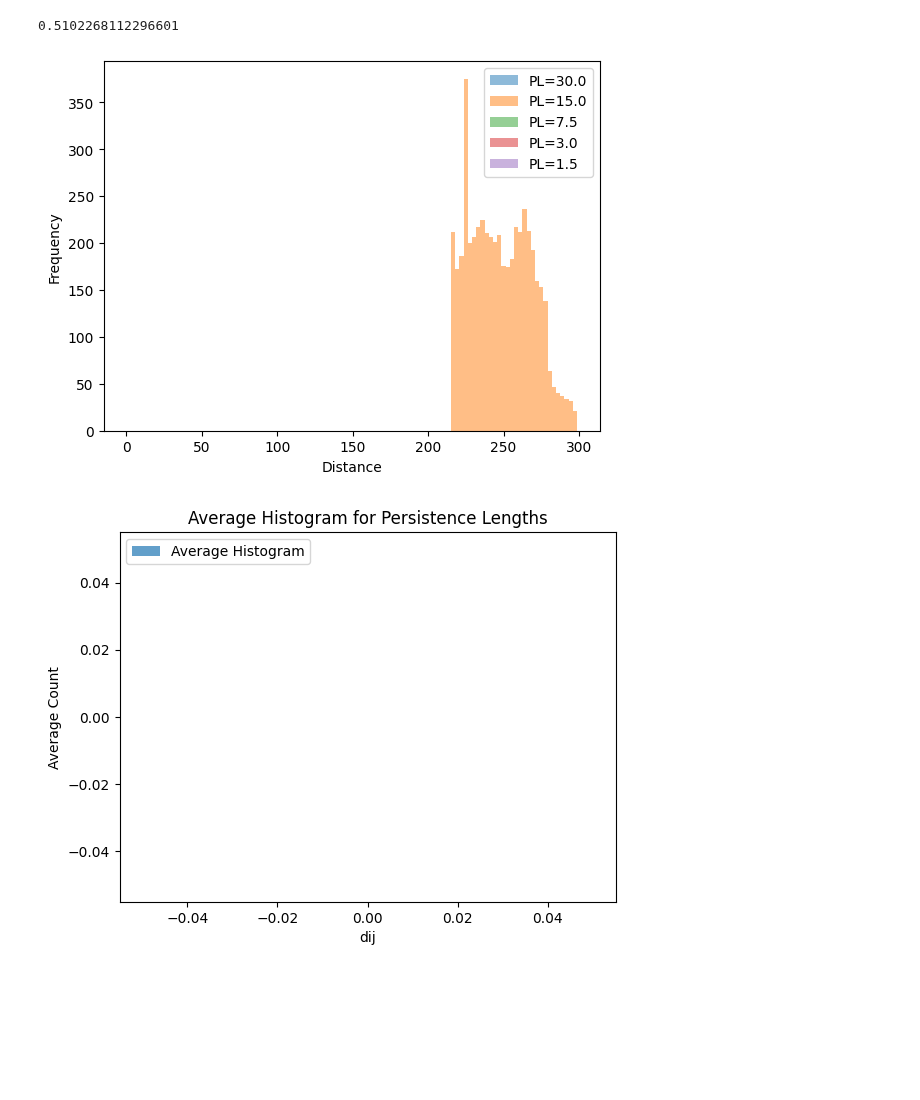
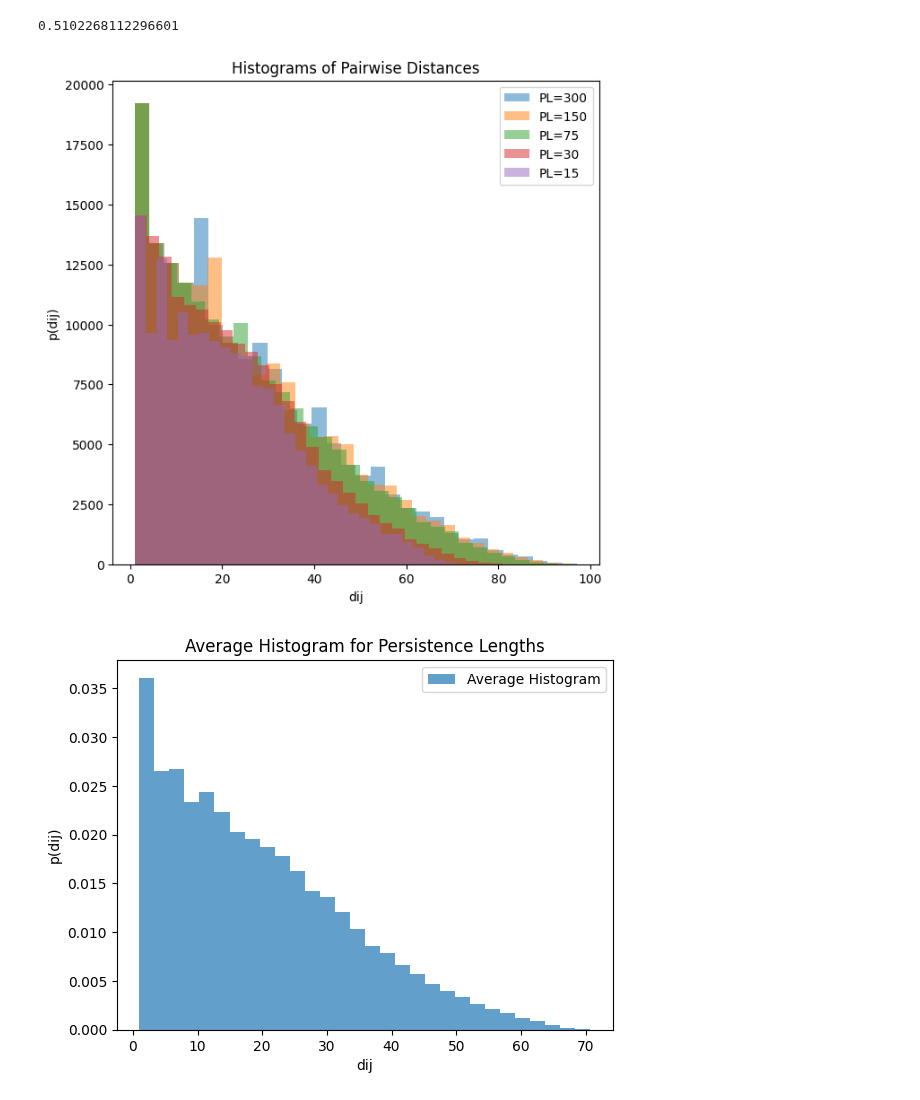
Before and after one commit to B-hub-hue/Python.exam_polymer, a Jupyter notebook: Python_exam_py.ipynb, the cells around one changed output. Saved outputs shown, nothing was run; the diff lists cells and outputs as text; code cells hidden in the pictures; blank space fills up the shorter version.

```diff
--- a/Python_exam_py.ipynb
+++ b/Python_exam_py.ipynb
@@ -292,7 +292,6 @@ import numpy as np
 import matplotlib.pyplot as plt
 
 delta_theta = 0.102
-N=100
 
 def custom_gaussian_theta(delta_theta):
     #"""Sample from the custom Gaussian distribution for theta."""
@@ -306,15 +305,13 @@ def rodrigues_rotation(v, k, theta, phi):
             np.cross(k, v) * s_theta +
             k * np.dot(k, v) * (1 - c_theta))
 
-def dij(positions):
-      return np.linalg.norm(positions[-j] - positions[i])
+def dij(positions,i, j):
+      return np.linalg.norm(positions[i] - positions[j])
 
-positions = []
 # Parameters
-num_segments = 1000
-num_trials = 5  # Number of trials to gather distances
-
-persistence_lengths = [30.0, 15.0, 7.5, 3.0, 1.5]  # Array of persistence lengths
+num_segments = 100
+num_trials = 1  # Number of trials to gather distances
+persistence_lengths = [300, 150, 75, 30, 15]  # Array of persistence lengths
 
 # Store distances for each persistence length
 distances = {length: [] for length in persistence_lengths}
@@ -322,7 +319,6 @@ distances = {length: [] for length in persistence_lengths}
 for _ in range(num_trials):
   for persistence_length in persistence_lengths:
     vectors = [np.array([1, 0, 0])]  # Starting vector
-    persistence_length = np.random.choice(persistence_lengths)  # Randomly select a persistence length
     for _ in range(1, num_segments):
         # Sample theta based on the selected persistence length
         theta = custom_gaussian_theta(1 / np.sqrt(persistence_length))  # Scale by persistence length
@@ -331,47 +327,45 @@ for _ in range(num_trials):
         new_vector = rodrigues_rotation(vectors[-1], axis_of_rotation, theta, phi)
         vectors.append(new_vector)
 
         positions = np.cumsum(vectors, axis=0)
 
-    # Convert list of vectors to numpy array
-vectors = np.array(vectors)
-
     # Calculate dij distance and store it
-for i in range(0, N-1):
-    for j in range(i + 1, N):
-          distance = dij(vectors.cumsum(axis=0))  # cumulative sum = cumsum
-          distances[persistence_length].append(distance)
-# Example of how to process and visualize the distances:
+        for i in range(len(positions) -1):
+           for j in range(i + 1, len(positions)):
+               distances[persistence_length].append(dij(positions,i,j))
+# plotting the histograms for each persistence length
+plt.figure(figsize=(7, 7))
 for length in persistence_lengths:
     plt.hist(distances[length], bins=30, alpha=0.5, label=f'PL={length}')
-plt.xlabel('Distance')
-plt.ylabel('Frequency')
+plt.xlabel('dij')
+plt.ylabel('p(dij)')
 plt.legend()
+plt.title('Histograms of Pairwise Distances')
 plt.show()
 
-# Compute average histograms for each persistence length
+# Compute average histograms
 all_distances = list(distances.values())
 # Assuming all histograms have the same bins, compute average histogram
 hist_values, bin_edges = np.histogram(all_distances[0], bins=30)
 average_hist = np.zeros_like(hist_values, dtype=float)
 
 for length in persistence_lengths:
     hist_values, bin_edges = np.histogram(distances[length], bins=30, density=True)
     average_hist += hist_values
 
 average_hist /= len(persistence_lengths)
 
 # Plot average histogram
 plt.figure()
 plt.hist(bin_edges[:-1], bin_edges, weights=average_hist, alpha=0.7, label='Average Histogram')
 plt.xlabel('dij')
-plt.ylabel('Average Count')
+plt.ylabel('p(dij)')
 plt.title('Average Histogram for Persistence Lengths')
 plt.legend()
 plt.show()
 # %% [output]
-[figure, old version]
+[figure, new version]
-[figure, old version]
+[figure, new version]
 # %%
 import numpy as np
 import matplotlib.pyplot as plt
```
Also changed, not shown: parts of 1 cell of this notebook.
